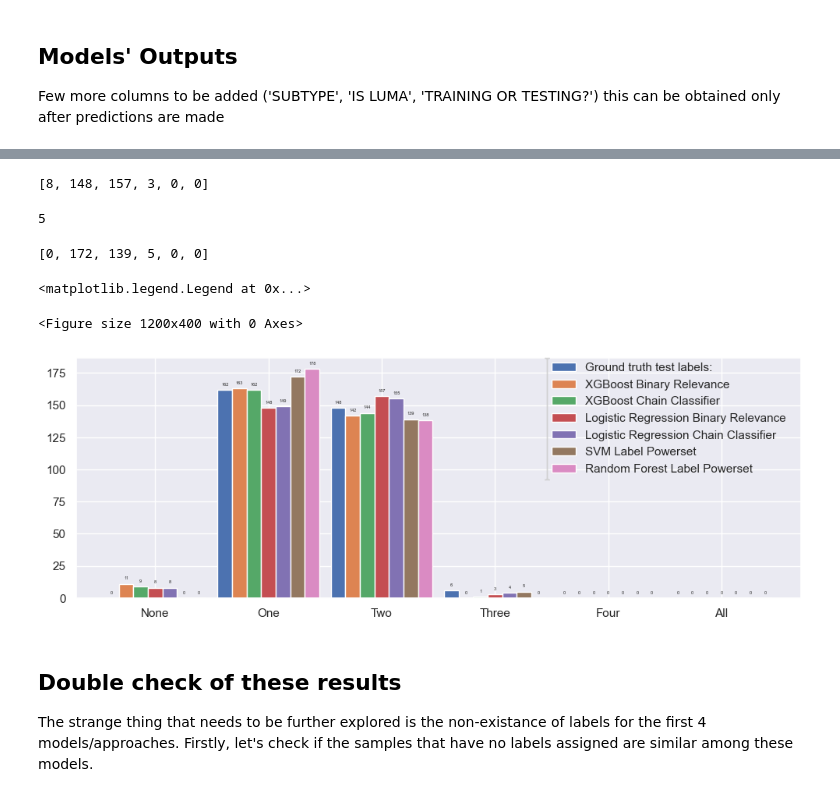
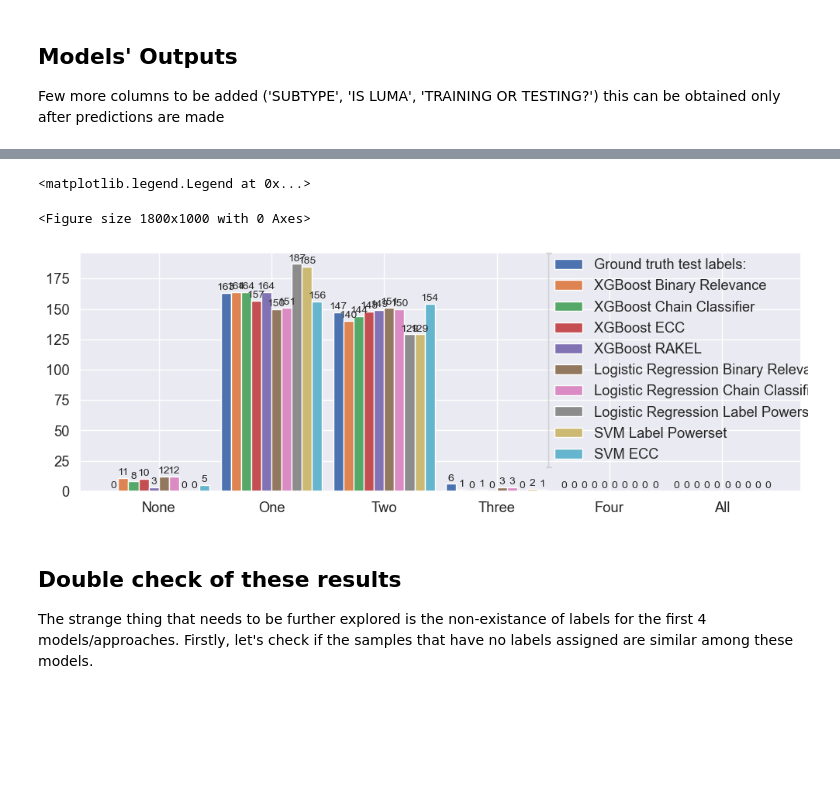
Before and after one commit to ivamilojkovic/ML-GeneExpression-CancerSubtype-Classification, a Jupyter notebook: notebooks/multilabel_predictions_analysis.ipynb, the cells around one changed output, grey strips where cells are left out. Drawn from its saved outputs; the diff is of its cells as text; code cells hidden in the pictures; blank space fills up the shorter version.

```diff
--- a/notebooks/multilabel_predictions_analysis.ipynb
+++ b/notebooks/multilabel_predictions_analysis.ipynb
@@ -15,7 +15,7 @@ Some new columns need to be created and added, e.g. (DISEASE FREE FOR MORE THAN
 /Users/ivamilojkovic/Breast-Cancer-Analysis/src
 # %%
 import pandas as pd
-import pickle
+import pickle, os
 import matplotlib.pyplot as plt
 import seaborn as sns
 from utils import *
@@ -29,6 +29,9 @@ warnings.filterwarnings('ignore')
 plt.style.use('ggplot')
 sns.set_theme()
 plt.rcParams["figure.figsize"] = (12, 4)
+plt.rcParams["font.family"] = "serif"
+plt.rcParams["font.serif"] = ["Times New Roman"]
+
 
 df_clinical_dfs = pd.read_excel(r'../data/OS_DFS_TCGA_TCGATEST_PANCA.xlsx', engine='openpyxl', sheet_name='ALL BREAST TCGA-PANCA DFS')
 df_clinical_dfs.head()
@@ -66,7 +69,8 @@ Index(['Patient ID', 'DFS_STATUS', 'DFS_MONTHS', 'RECURRED BEFORE 5 YEARS',
 with open('../data/dataset_multilabel.pkl', 'rb') as file:
     df_multi = pickle.load(file)
 
-df_multi[['Basal', 'Her2', 'LumA', 'LumB', 'Normal']] = discard_negative_correlations(df_multi[['Basal', 'Her2', 'LumA', 'LumB', 'Normal']])
+labels = ['Basal', 'Her2', 'LumA', 'LumB', 'Normal']
+df_multi[labels] = discard_negative_correlations(df_multi[labels])
 
 print(df_multi.shape)
 df_multi.head()
@@ -285,18 +698,18 @@ Name: Patient ID, Length: 316, dtype: object
 # %%
-with open('../models/multi-label_models/ml_best_model_lr03-07-2023_00:31:05.pkl', 'rb') as f:
-    model_xgb_br = pickle.load(f)
+# with open('../models/multi-label_models/ml_best_model_lr03-07-2023_00:31:05.pkl', 'rb') as f:
+#     model_xgb_br = pickle.load(f)
 
-with open('../models/multi-label_models/ml_chain_best_model_lr03-07-2023_02:03:48.pkl', 'rb') as f:
-    model_xgb_cc = pickle.load(f)
+# with open('../models/multi-label_models/ml_chain_best_model_lr03-07-2023_02:03:48.pkl', 'rb') as f:
+#     model_xgb_cc = pickle.load(f)
 
-with open('../models/multi-label_models/ml_best_model_lr05-07-2023_00:43:55.pkl', 'rb') as f:
-    model_lr_br = pickle.load(f)
+# with open('../models/multi-label_models/ml_best_model_lr05-07-2023_00:43:55.pkl', 'rb') as f:
+#     model_lr_br = pickle.load(f)
 
-with open('../models/multi-label_models/ml_chain_best_model_lr05-07-2023_00:58:18.pkl', 'rb') as f:
-    model_lr_cc = pickle.load(f)
+# with open('../models/multi-label_models/ml_chain_best_model_lr05-07-2023_00:58:18.pkl', 'rb') as f:
+#     model_lr_cc = pickle.load(f)
 
-with open('../models/multi-label_models/ml_best_model_lr06-07-2023_10:17:57.pkl', 'rb') as f:
-    model_svm_lp = pickle.load(f)
+# with open('../models/multi-label_models/ml_best_model_lr06-07-2023_10:17:57.pkl', 'rb') as f:
+#     model_svm_lp = pickle.load(f)
 
-with open('../models/multi-label_models/ml_best_model_lr05-07-2023_00:27:34.pkl', 'rb') as f:
-    model_rf_lp = pickle.load(f)
+# with open('../models/multi-label_models/ml_best_model_lr05-07-2023_00:27:34.pkl', 'rb') as f:
+#     model_rf_lp = pickle.load(f)
@@ -382,43 +995,33 @@ Subset accuracy for orders below k=3:  0.6993670886075949
-# %%
-count_number_of_labels(lr_br_preds)
-# count_number_of_labels(lr_cc_preds)
-# %% [output]
-[8, 148, 157, 3, 0, 0]
-# %%
-(svm_lp_preds.sum(axis=1) == 3).sum()
-# %% [output]
-5
-# %%
-count_number_of_labels(svm_lp_preds)
-# %% [output]
-[0, 172, 139, 5, 0, 0]
 # %%
 # Barplots for number of labels predicted
-ax = plt.figure()
+ax = plt.figure(figsize=(18, 10))
 df_lr = pd.DataFrame({
     'Ground truth test labels:': count_number_of_labels(y_test_5perc),
     'XGBoost Binary Relevance': count_number_of_labels(xgb_br_preds),
     'XGBoost Chain Classifier': count_number_of_labels(xgb_cc_preds),
+    'XGBoost ECC': count_number_of_labels(ecc_xgb_preds),
+    'XGBoost RAKEL': count_number_of_labels(er_xgb_preds),
     'Logistic Regression Binary Relevance': count_number_of_labels(lr_br_preds),
     'Logistic Regression Chain Classifier': count_number_of_labels(lr_cc_preds),
+    'Logistic Regression Label Powerset': count_number_of_labels(lr_lp_preds),
     'SVM Label Powerset': count_number_of_labels(svm_lp_preds),
-    'Random Forest Label Powerset': count_number_of_labels(rf_lp_preds),
+    'SVM ECC': count_number_of_labels(ecc_svm_preds),
     },
     index=['None', 'One', 'Two', 'Three', 'Four', 'All']
 )
 ax = df_lr.plot(kind='bar', rot=0, width = 0.9)
 for g in ax.patches:
     ax.annotate(format(g.get_height(), '.0f'),
                 (g.get_x() + g.get_width() / 2, g.get_height()),
                 ha = 'center', va = 'center',
                 xytext = (0, 5),
                 textcoords = 'offset points',
-                fontsize=4)
+                fontsize=10)
 plt.legend(bbox_to_anchor=(0.65, 1), ncol=1, mode="expand", borderaxespad=0)
 # %% [output]
 <matplotlib.legend.Legend at 0x...>
-<Figure size 1200x400 with 0 Axes>
+<Figure size 1800x1000 with 0 Axes>
-[figure, old version]
+[figure, new version]
 # %% [markdown]
 ## Double check of these results
 
```
Also changed, not shown: parts of 40 cells of this notebook, 15 other files.
